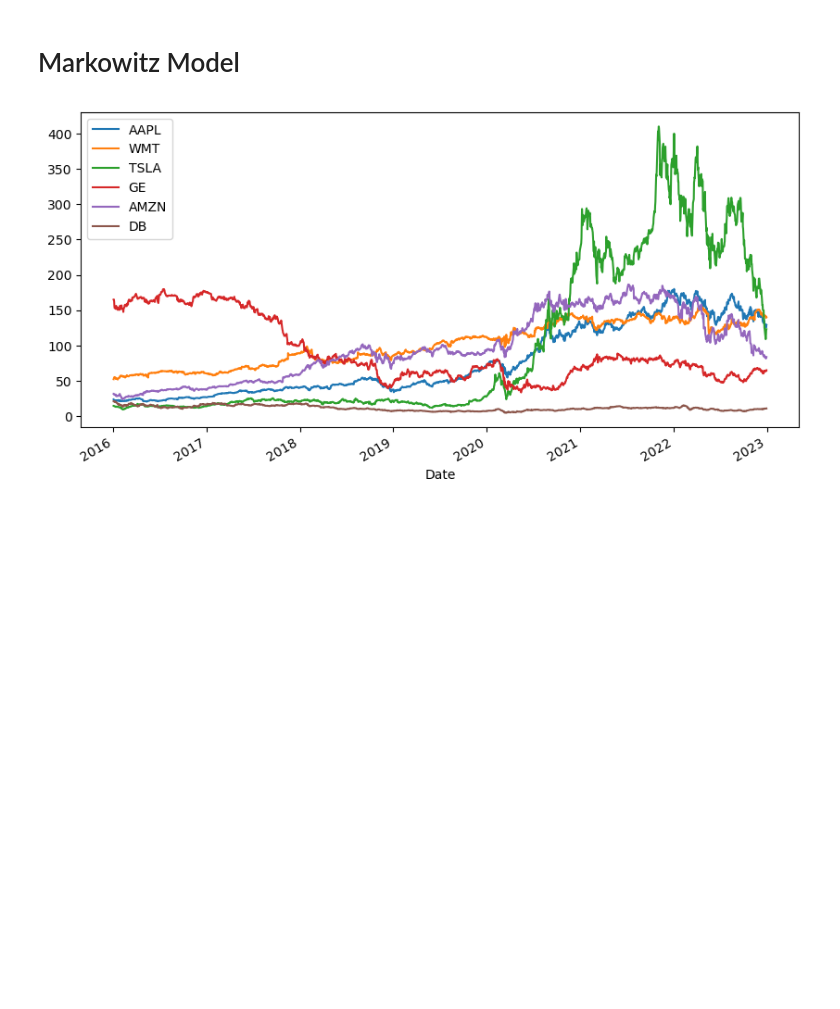
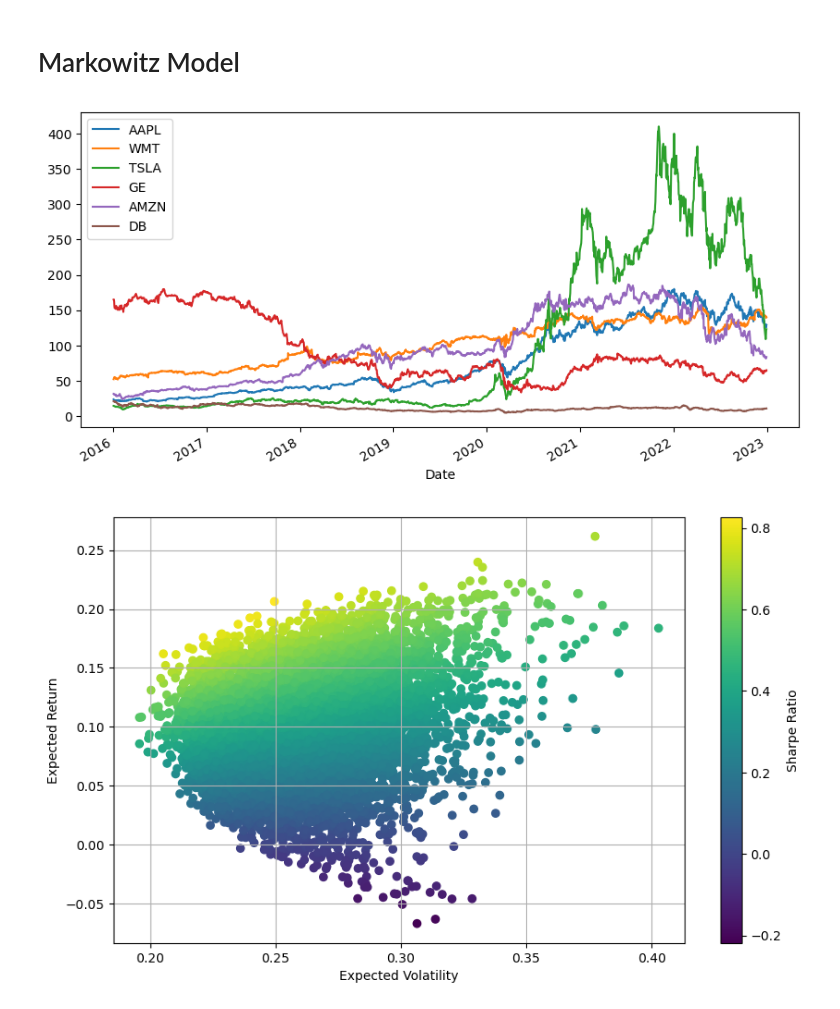
Before and after one commit to Numann-Malik/Quant, a Jupyter notebook: Quant.ipynb, the cells around one changed output. Cells and saved outputs as stored; diff of their text form; code cells hidden in the pictures; blank space fills up the shorter version.

```diff
--- a/Quant.ipynb
+++ b/Quant.ipynb
@@ -63,6 +63,11 @@ Bond price: 1166.51
 # %% [markdown]
 # Markowitz Model
 # %%
+# on average there are 252 trading days in a year
+NUM_TRADING_DAYS = 252
+# we will generate random weights (different portfolios)
+NUM_PORTFOLIOS = 10000
+
 # stocks we are going to handle
 stocks = ['AAPL', 'WMT', 'TSLA', 'GE', 'AMZN', 'DB']
 # %%
@@ -72,22 +77,105 @@ end_date = '2023-01-01'
 # %%
 def download_data():
     # name of the stock (key) - stock values (2016-2023) as the values
     stock_data = {}
 
     for stock in stocks:
         # closing prices
         ticker = yf.Ticker(stock)
         stock_data[stock] = ticker.history(start=start_date, end=end_date)['Close']
 
     return pd.DataFrame(stock_data)
 
 def show_data(data):
     data.plot(figsize=(10,5))
     plt.show()
 
+def calculate_return(data):
+    # NORMALIZATION - to measure all variables in comparable metric
+    log_return = np.log(data/data.shift(1))
+    return log_return[1:]
+
+def show_statistics(returns):
+    # instead of daily metrics we are after annual etrics
+    # mean of annual return
+    print(returns.mean() * NUM_TRADING_DAYS)
+    print(returns.cov() * NUM_TRADING_DAYS)
+
+def show_mean_variance(returns, weights):
+    # we are after the annual return
+    portfolio_return = np.sum(returns.mean() * weights) * NUM_TRADING_DAYS
+    portfolio_volatility = np.sqrt(np.dot(weights.T, np.dot(returns.cov() * NUM_TRADING_DAYS, weights)))
+    print("Expected portfolio mean (return): ", portfolio_return)
+    print("Expected portfolio volatility (standard deviation): ", portfolio_volatility)
+
+def show_portfolios(returns, volatilities):
+    plt.figure(figsize=(10, 6))
+    plt.scatter(volatilities, returns, c=returns / volatilities, marker='o')
+    plt.grid(True)
+    plt.xlabel('Expected Volatility')
+    plt.ylabel('Expected Return')
+    plt.colorbar(label='Sharpe Ratio')
+    plt.show()
+
+def generate_portfolios(returns):
+    portfolio_means = []
+    portfolio_risks = []
+    portfolio_weights = []
+
+    for _ in range(NUM_PORTFOLIOS):
+        w = np.random.random(len(stocks))
+        w /= np.sum(w)
+        portfolio_weights.append(w)
+        portfolio_means.append(np.sum(returns.mean() * w) * NUM_TRADING_DAYS)
+        portfolio_risks.append(np.sqrt(np.dot(w.T, np.dot(returns.cov() * NUM_TRADING_DAYS, w))))
+
+    return np.array(portfolio_weights), np.array(portfolio_means), np.array(portfolio_risks)
+
+def statistics(weights, returns):
+    portfolio_return = np.sum(returns.mean() * weights) * NUM_TRADING_DAYS
+    portfolio_volatility = np.sqrt(np.dot(weights.T, np.dot(returns.cov() * NUM_TRADING_DAYS, weights)))
+    return np.array([portfolio_return, portfolio_volatility, portfolio_return / portfolio_volatility])
+
+# scipy optimize module can find the minimum of a given function
+# the maximum of f(x) is the minimum of -f(x)
+def min_function_sharpe(weights, returns):
+    return -statistics(weights, returns)[2]
+
+# what are the constraints? The sum of weights is 1
+# when f(x)=0, we want to minimize the function f
+def optimize_portfolio(weights, returns):
+    # the sum of weights is 1
+    constraints = ({'type':'eq','fun':lambda x: np.sum(x)-1})
+    # the weights can be 1 at most: 1 when 100% of money is invested into a single stock
+    bounds = tuple((0,1) for _ in range(len(stocks)))
+    return optimization.minimize(fun = min_function_sharpe, x0 = weights[0], args = returns, method = 'SLSQP', bounds = bounds, constraints = constraints)
+
+def print_optimal_portfolio(optimum, returns):
+    print("Optimal portfolio: ", optimum['x'].round(3))
+    print("Expected return, volatility and Sharpe ratio", statistics(optimum['x'].round(3),returns))
+
+def show_optimal_portfolio(opt, rets, portfolio_rets, portfolio_vols):
+    plt.figure(figsize=(10, 6))
+    plt.scatter(portfolio_vols, portfolio_rets, c=portfolio_rets / portfolio_vols, marker='o')
+    plt.grid(True)
+    plt.xlabel('Expected Volatility')
+    plt.ylabel('Expected Return')
+    plt.colorbar(label='Sharpe Ratio')
+    plt.plot(statistics(opt['x'], rets)[1], statistics(optimum['x'], rets)[0], 'g*', markersize = 20.0)
+    plt.show()
+
 if __name__ == '__main__':
 
     dataset = download_data()
     show_data(dataset)
+    log_daily_returns = calculate_return(dataset)
+    # show_statistics(log_daily_returns)
+
+    pweights, means, risks = generate_portfolios(log_daily_returns)
+    show_portfolios(means, risks)
+    optimum = optimize_portfolio(pweights, log_daily_returns)
+    print_optimal_portfolio(optimum, log_daily_returns)
+    show_optimal_portfolio(optimum, log_daily_returns, means, risks)
 # %% [output]
 [figure]
+[figure, added]
```
Also changed, not shown: parts of 1 cell of this notebook.
